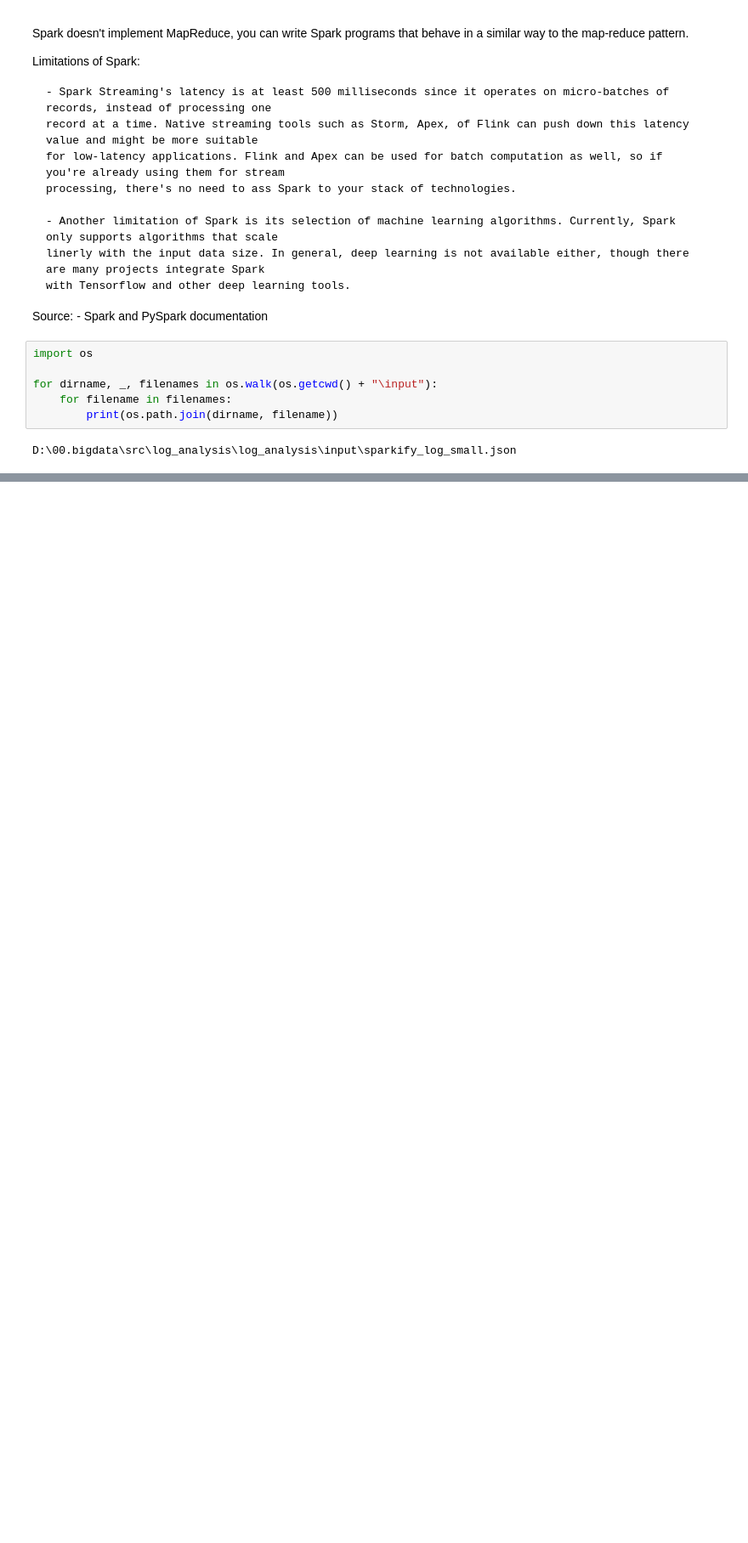
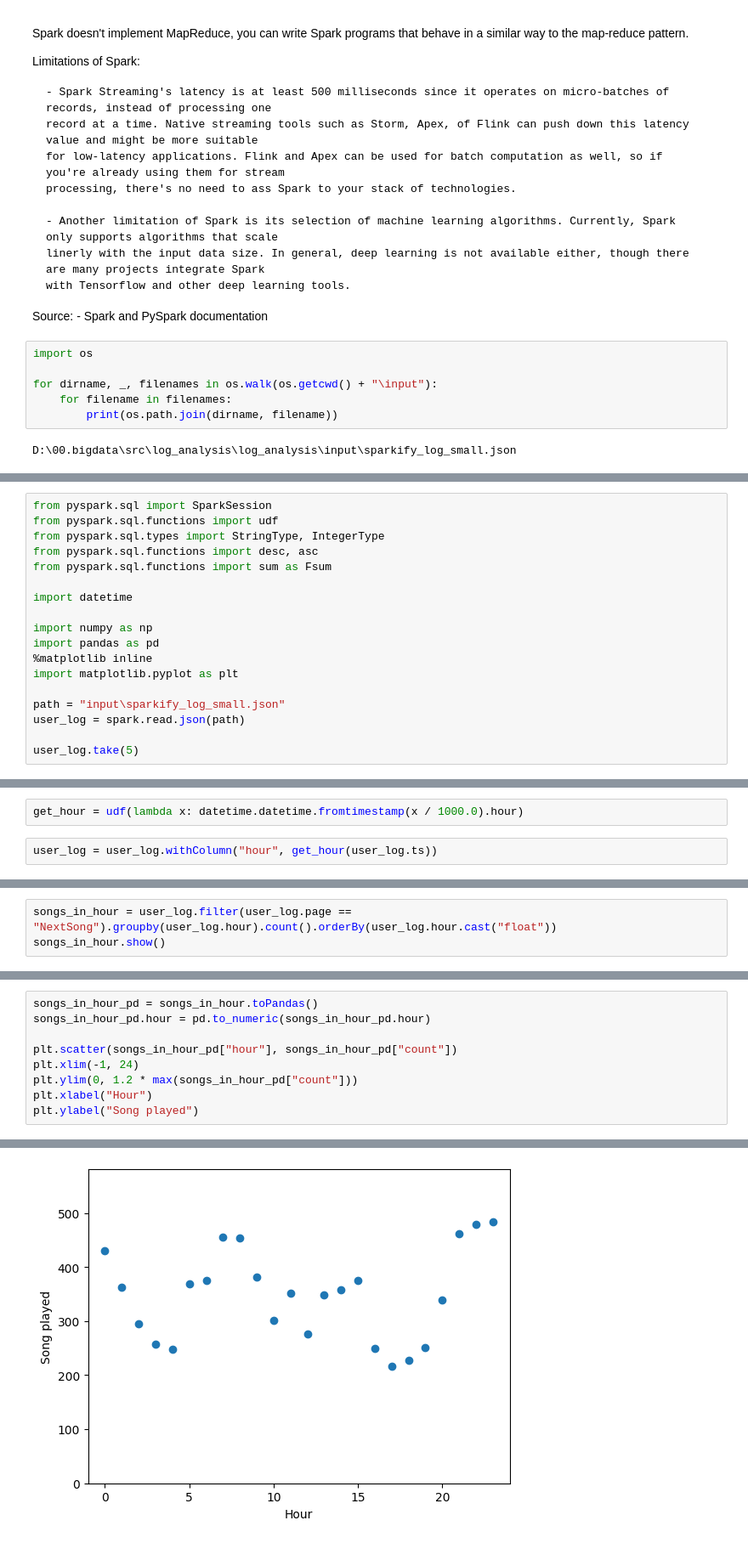
Before and after one commit to kenz68/log_analysis, a Jupyter notebook: log_analysis.ipynb, the cells around one changed output, grey strips where cells are left out. Shown at 85% size. Saved outputs shown, nothing was run; the diff lists cells and outputs as text; blank space fills up the shorter version.

Commit message:
complete Spark tutorial for beginers

```diff
--- a/log_analysis.ipynb
+++ b/log_analysis.ipynb
@@ -37,0 +190,18 @@ D:\00.bigdata\src\log_analysis\log_analysis\input\sparkify_log_small.json
+# %%
+from pyspark.sql import SparkSession
+from pyspark.sql.functions import udf
+from pyspark.sql.types import StringType, IntegerType
+from pyspark.sql.functions import desc, asc
+from pyspark.sql.functions import sum as Fsum
+
+import datetime
+
+import numpy as np
+import pandas as pd
+%matplotlib inline
+import matplotlib.pyplot as plt
+
+path = "input\sparkify_log_small.json"
+user_log = spark.read.json(path)
+
+user_log.take(5)
@@ -37,0 +318,4 @@ D:\00.bigdata\src\log_analysis\log_analysis\input\sparkify_log_small.json
+# %%
+get_hour = udf(lambda x: datetime.datetime.fromtimestamp(x / 1000.0).hour)
+# %%
+user_log = user_log.withColumn("hour", get_hour(user_log.ts))
@@ -37,0 +326,3 @@ D:\00.bigdata\src\log_analysis\log_analysis\input\sparkify_log_small.json
+# %%
+songs_in_hour = user_log.filter(user_log.page == "NextSong").groupby(user_log.hour).count().orderBy(user_log.hour.cast("float"))
+songs_in_hour.show()
@@ -37,0 +347,10 @@ D:\00.bigdata\src\log_analysis\log_analysis\input\sparkify_log_small.json
+# %%
+songs_in_hour_pd = songs_in_hour.toPandas()
+songs_in_hour_pd.hour = pd.to_numeric(songs_in_hour_pd.hour)
+
+plt.scatter(songs_in_hour_pd["hour"], songs_in_hour_pd["count"])
+plt.xlim(-1, 24)
+plt.ylim(0, 1.2 * max(songs_in_hour_pd["count"]))
+plt.xlabel("Hour")
+plt.ylabel("Song played")
+# %% [output]
@@ -37,0 +358 @@ D:\00.bigdata\src\log_analysis\log_analysis\input\sparkify_log_small.json
+[figure, added]
```
Also changed, not shown: parts of 52 cells of this notebook, 1 other file.
